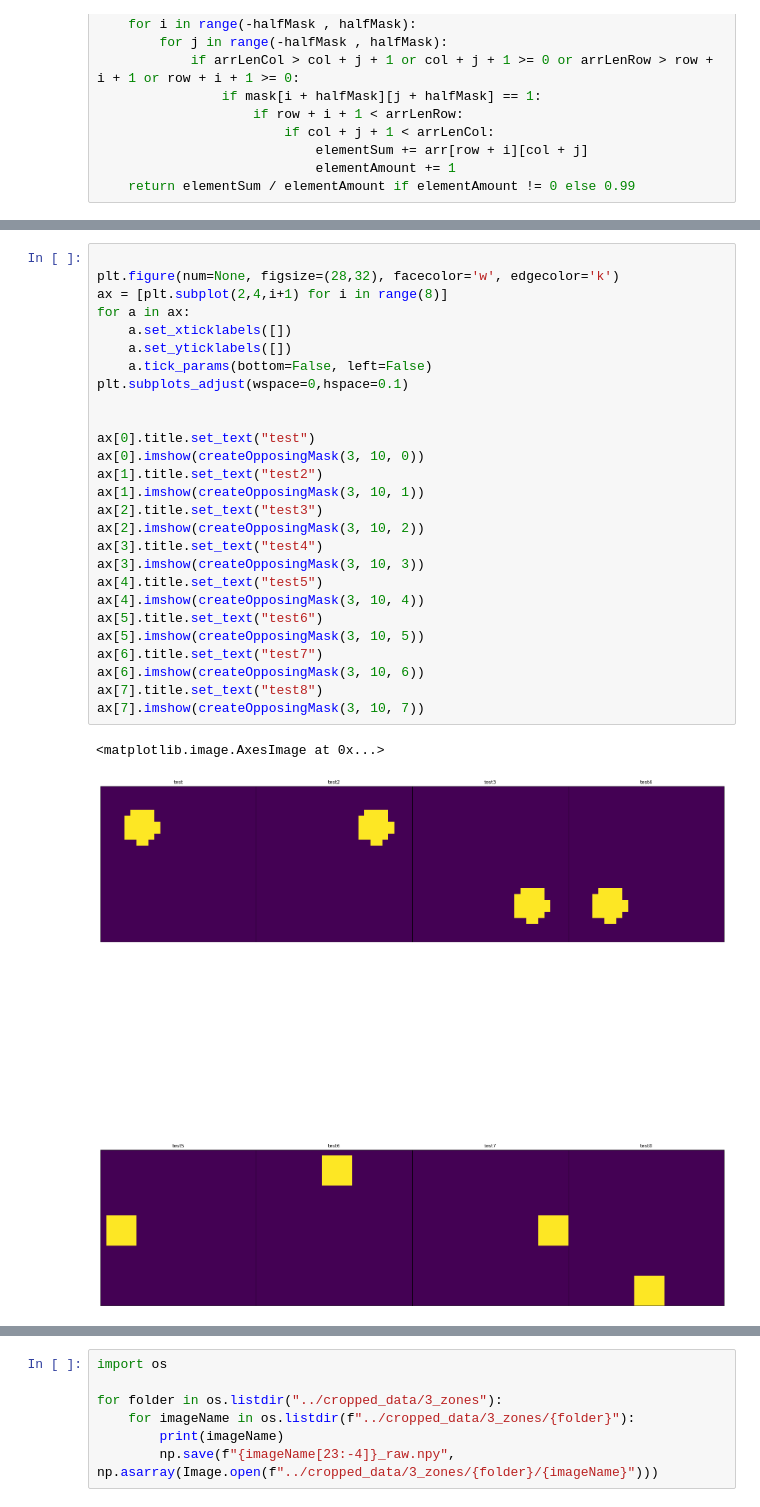
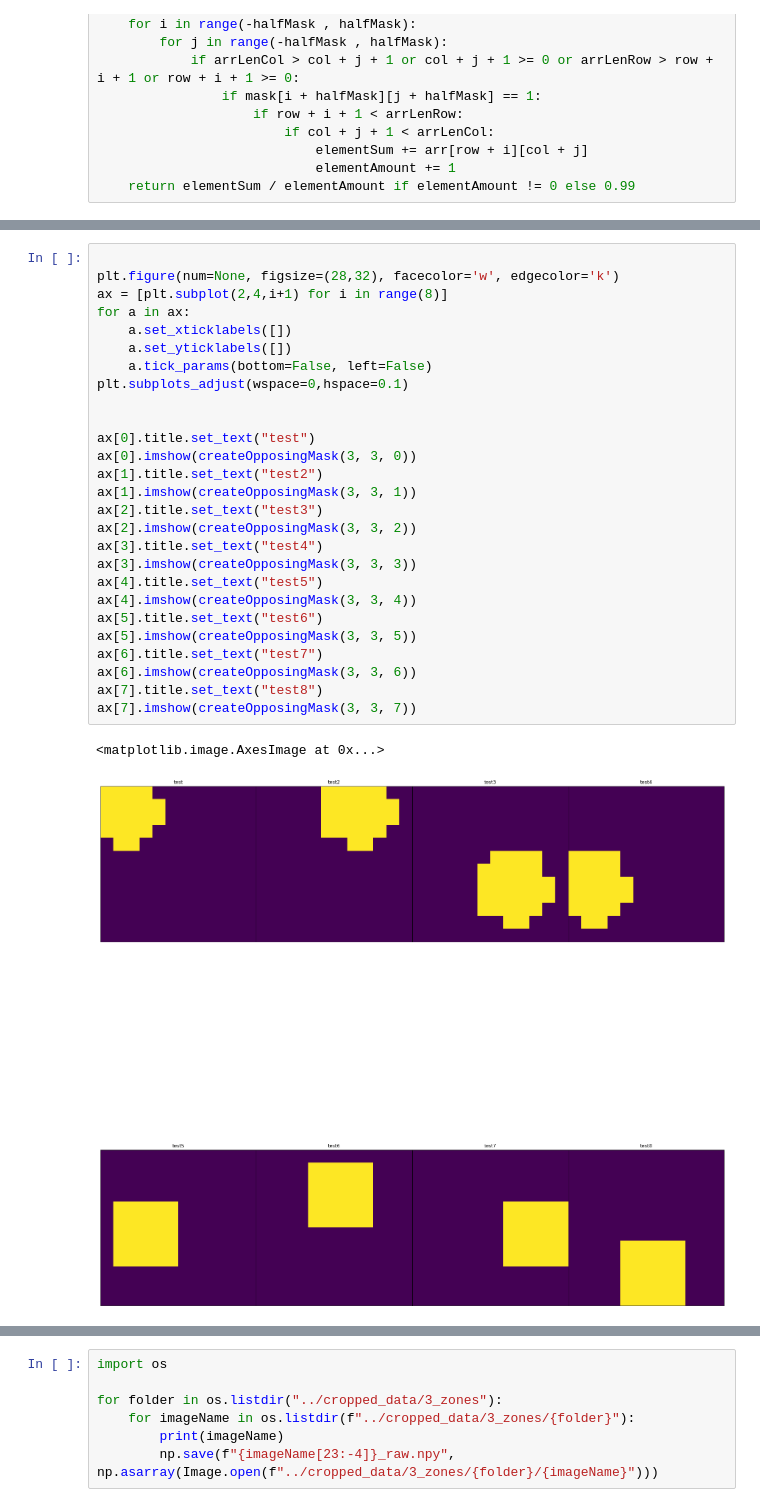
Before and after one commit to jonatan-flyckt/bachelors-thesis-playground, a Jupyter notebook: jonatan_features/features.ipynb, the cells around one changed output, grey strips where cells are left out. Drawn from its saved outputs; the diff is of its cells as text.

Commit message:
Adds opposing filter experiment with decent values.

```diff
--- a/jonatan_features/features.ipynb
+++ b/jonatan_features/features.ipynb
@@ -182,31 +217,31 @@ def productFromMask(arr, index, mask):
 # %%
 
 plt.figure(num=None, figsize=(28,32), facecolor='w', edgecolor='k')
 ax = [plt.subplot(2,4,i+1) for i in range(8)]
 for a in ax:
     a.set_xticklabels([])
     a.set_yticklabels([])
     a.tick_params(bottom=False, left=False)
 plt.subplots_adjust(wspace=0,hspace=0.1)
 
 
 ax[0].title.set_text("test")
-ax[0].imshow(createOpposingMask(3, 10, 0))
+ax[0].imshow(createOpposingMask(3, 3, 0))
 ax[1].title.set_text("test2")
-ax[1].imshow(createOpposingMask(3, 10, 1))
+ax[1].imshow(createOpposingMask(3, 3, 1))
 ax[2].title.set_text("test3")
-ax[2].imshow(createOpposingMask(3, 10, 2))
+ax[2].imshow(createOpposingMask(3, 3, 2))
 ax[3].title.set_text("test4")
-ax[3].imshow(createOpposingMask(3, 10, 3))
+ax[3].imshow(createOpposingMask(3, 3, 3))
 ax[4].title.set_text("test5")
-ax[4].imshow(createOpposingMask(3, 10, 4))
+ax[4].imshow(createOpposingMask(3, 3, 4))
 ax[5].title.set_text("test6")
-ax[5].imshow(createOpposingMask(3, 10, 5))
+ax[5].imshow(createOpposingMask(3, 3, 5))
 ax[6].title.set_text("test7")
-ax[6].imshow(createOpposingMask(3, 10, 6))
+ax[6].imshow(createOpposingMask(3, 3, 6))
 ax[7].title.set_text("test8")
-ax[7].imshow(createOpposingMask(3, 10, 7))
+ax[7].imshow(createOpposingMask(3, 3, 7))
 # %% [output]
 <matplotlib.image.AxesImage at 0x...>
-[figure, old version]
+[figure, new version]
 # %%
```
Also changed, not shown: parts of 6 cells of this notebook, 1 other file.
